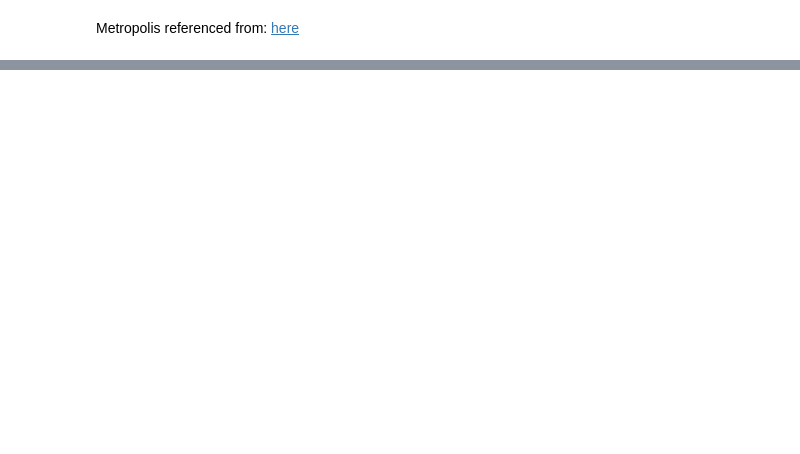
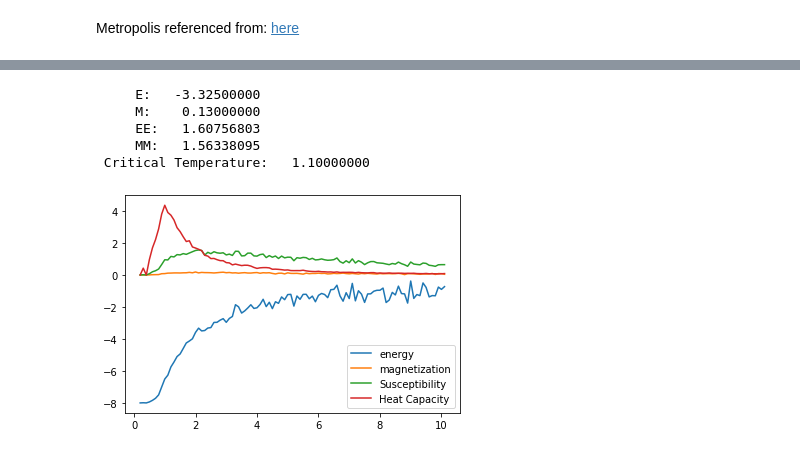
Before and after one commit to Reesem89/MonteCarlo, a Jupyter notebook: examples/ising.ipynb, the cells around one changed output, grey strips where cells are left out. Cells and saved outputs as stored; diff of their text form; code cells hidden in the pictures; blank space fills up the shorter version.

```diff
--- a/examples/ising.ipynb
+++ b/examples/ising.ipynb
@@ -346,2 +346,4 @@ plt.legend();
 # %% [markdown]
 Metropolis referenced from: [here](https://arxiv.org/pdf/0803.0217.pdf)
+# %%
+run_T_scan(ham, .1, 10, 1000, 100)
@@ -347,0 +357,9 @@ Metropolis referenced from: [here](https://arxiv.org/pdf/0803.0217.pdf)
+# %%
+run_T_scan(ham, .1, 10, 2000, 200)
+# %% [output]
+     E:   -3.32500000
+     M:    0.13000000
+     EE:   1.60756803
+     MM:   1.56338095
+ Critical Temperature:   1.10000000
+[figure, added]
```
Also changed, not shown: parts of 14 cells of this notebook, 3 other files.
